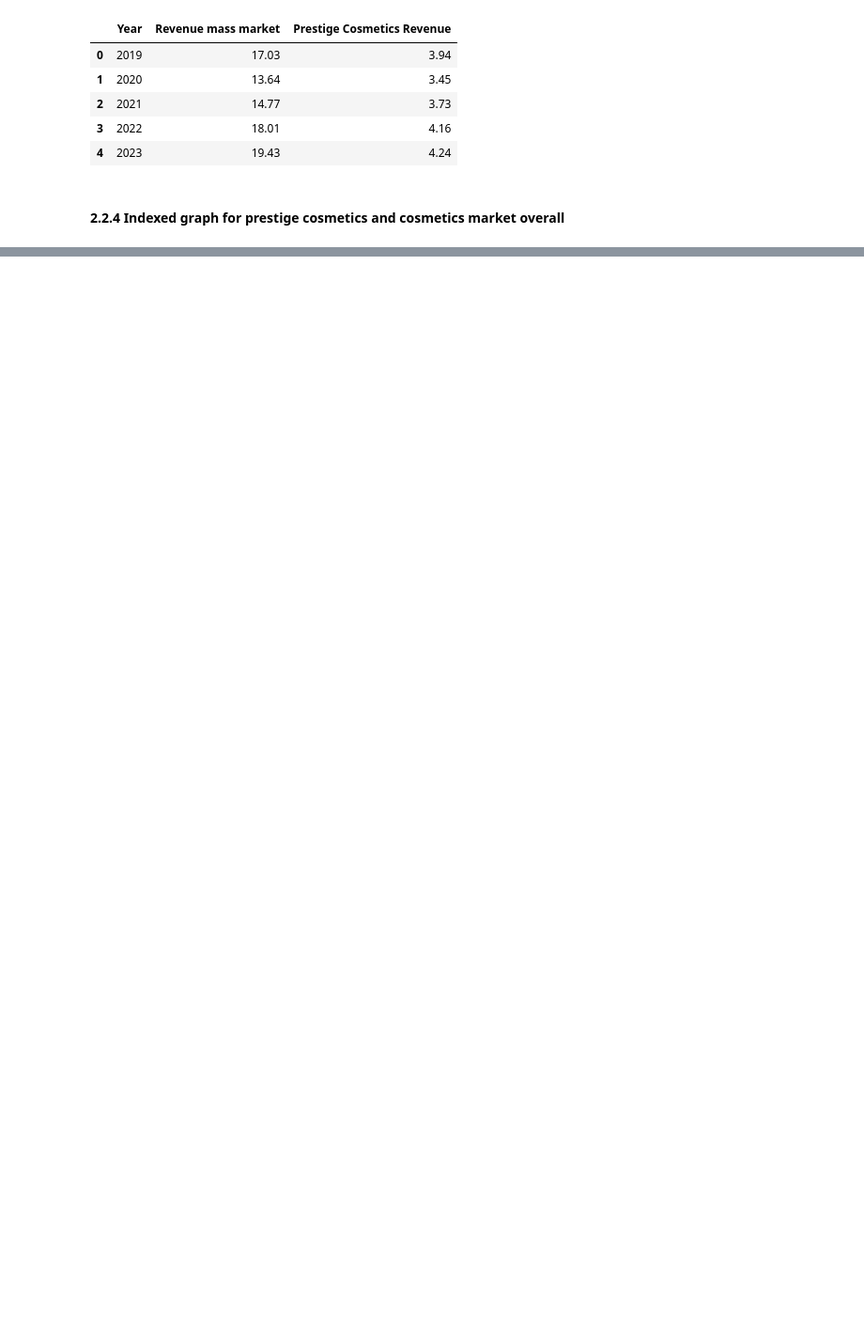
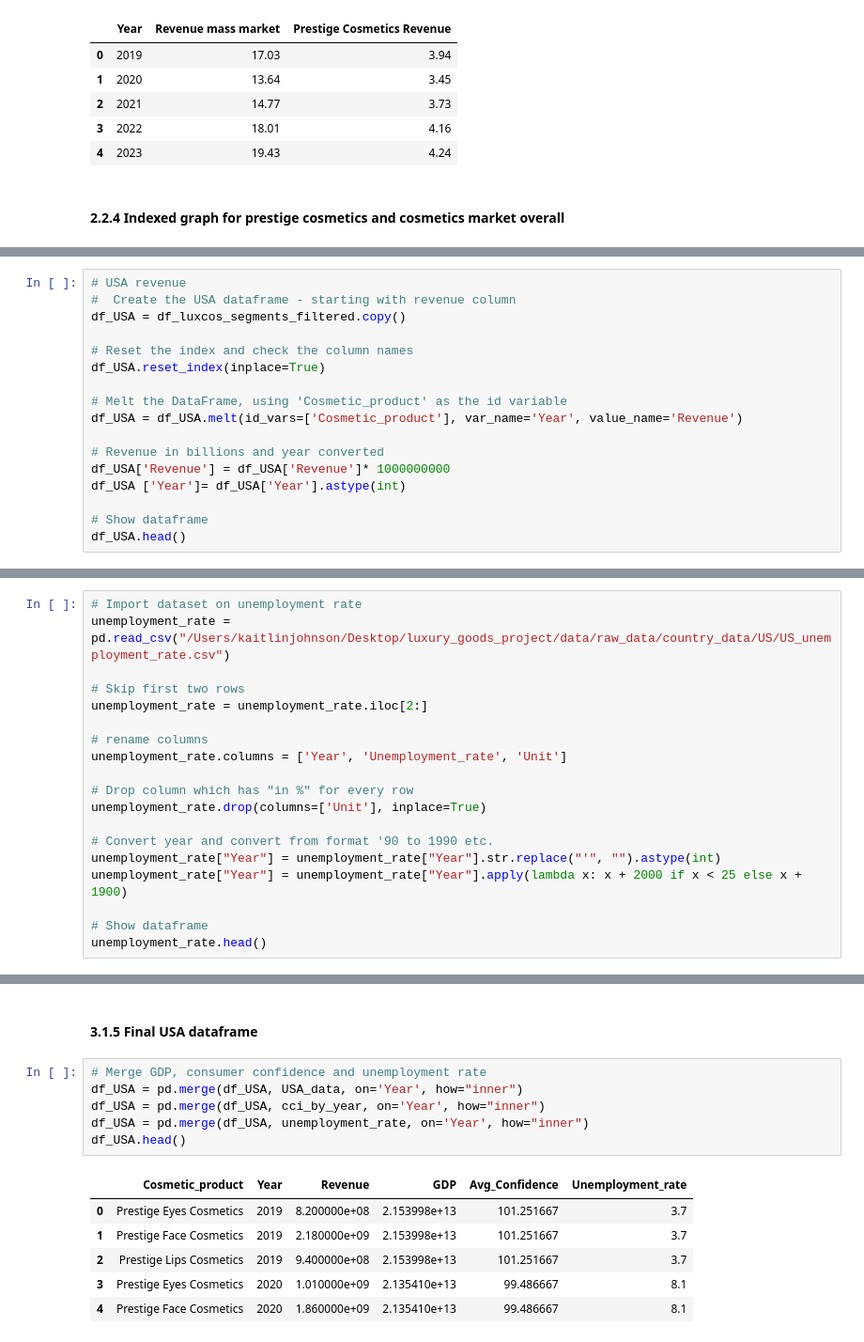
Before and after one commit to kaitlinjohnson1/Luxury_goods_project, a Jupyter notebook: code/visualisations_code.ipynb, the cells around one changed output, grey strips where cells are left out. Shown: that part at 94% size. Drawn from its saved outputs; the diff is of its cells as text; blank space fills up the shorter version.

```diff
--- a/code/visualisations_code.ipynb
+++ b/code/visualisations_code.ipynb
@@ -201,0 +287,17 @@ plt.show()
+# %%
+# USA revenue
+#  Create the USA dataframe - starting with revenue column
+df_USA = df_luxcos_segments_filtered.copy()
+
+# Reset the index and check the column names
+df_USA.reset_index(inplace=True)
+
+# Melt the DataFrame, using 'Cosmetic_product' as the id variable
+df_USA = df_USA.melt(id_vars=['Cosmetic_product'], var_name='Year', value_name='Revenue')
+
+# Revenue in billions and year converted
+df_USA['Revenue'] = df_USA['Revenue']* 1000000000
+df_USA ['Year']= df_USA['Year'].astype(int)
+
+# Show dataframe
+df_USA.head()
@@ -201,0 +398,19 @@ plt.show()
+# %%
+# Import dataset on unemployment rate
+unemployment_rate = pd.read_csv("/Users/kaitlinjohnson/Desktop/luxury_goods_project/data/raw_data/country_data/US/US_unemployment_rate.csv")
+
+# Skip first two rows
+unemployment_rate = unemployment_rate.iloc[2:]
+
+# rename columns
+unemployment_rate.columns = ['Year', 'Unemployment_rate', 'Unit']
+
+# Drop column which has "in %" for every row
+unemployment_rate.drop(columns=['Unit'], inplace=True)
+
+# Convert year and convert from format '90 to 1990 etc.
+unemployment_rate["Year"] = unemployment_rate["Year"].str.replace("'", "").astype(int)
+unemployment_rate["Year"] = unemployment_rate["Year"].apply(lambda x: x + 2000 if x < 25 else x + 1900)
+
+# Show dataframe
+unemployment_rate.head()
@@ -201,0 +481,15 @@ plt.show()
+# %% [markdown]
+#### 3.1.5 Final USA dataframe
+# %%
+# Merge GDP, consumer confidence and unemployment rate
+df_USA = pd.merge(df_USA, USA_data, on='Year', how="inner")
+df_USA = pd.merge(df_USA, cci_by_year, on='Year', how="inner")
+df_USA = pd.merge(df_USA, unemployment_rate, on='Year', how="inner")
+df_USA.head()
+# %% [output]
+|  | Cosmetic_product | Year | Revenue | GDP | Avg_Confidence | Unemployment_rate |
+| 0 | Prestige Eyes Cosmetics | 2019 | 8.200000e+08 | 2.153998e+13 | 101.251667 | 3.7 |
+| 1 | Prestige Face Cosmetics | 2019 | 2.180000e+09 | 2.153998e+13 | 101.251667 | 3.7 |
+| 2 | Prestige Lips Cosmetics | 2019 | 9.400000e+08 | 2.153998e+13 | 101.251667 | 3.7 |
+| 3 | Prestige Eyes Cosmetics | 2020 | 1.010000e+09 | 2.135410e+13 | 99.486667 | 8.1 |
+| 4 | Prestige Face Cosmetics | 2020 | 1.860000e+09 | 2.135410e+13 | 99.486667 | 8.1 |
```
Also changed, not shown: parts of 30 cells of this notebook, 6 other files.
